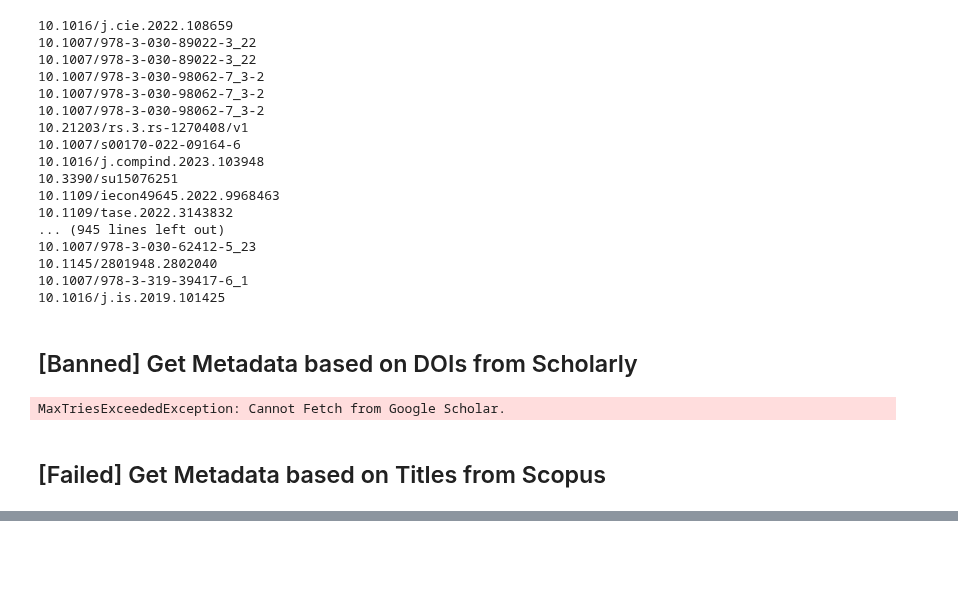
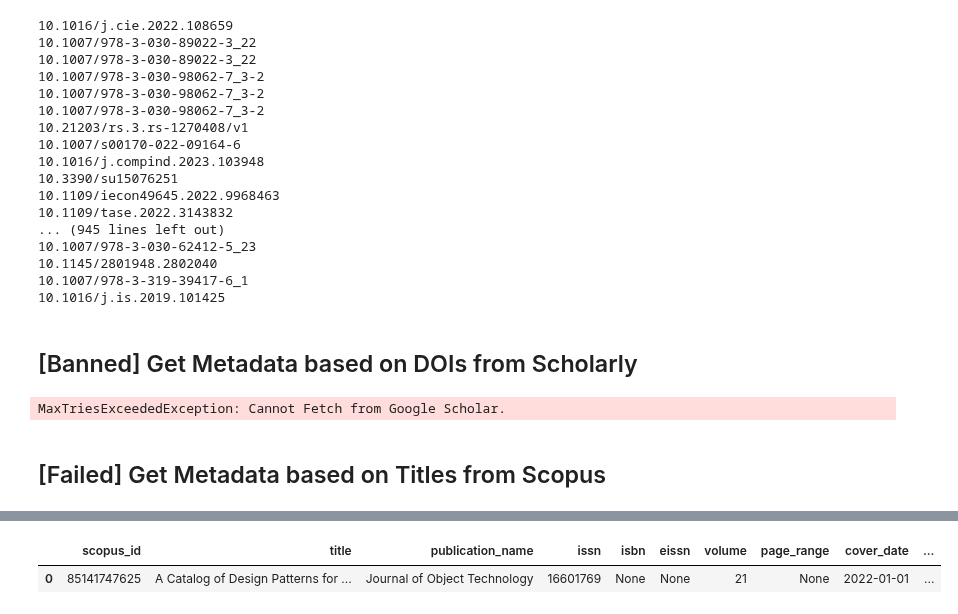
Before and after one commit to cdl-mint/mde4dts, a Jupyter notebook: snowballing/get abstract tests.ipynb, the cells around one changed output, grey strips where cells are left out. Saved outputs shown, nothing was run; the diff lists cells and outputs as text; code cells hidden in the pictures; blank space fills up the shorter version.

Commit message:
update code for getting abstracts from scopus...seems like it finally works!!

```diff
--- a/snowballing/get abstract tests.ipynb
+++ b/snowballing/get abstract tests.ipynb
@@ -108,3 +106,8 @@ KeyError: 'search-results'
+# %%
+result
+# %% [output]
+|  | scopus_id | title | publication_name | issn | isbn | eissn | volume | page_range | cover_date | ... |
+| 0 | 85141747625 | A Catalog of Design Patterns for ... | Journal of Object Technology | 16601769 | None | None | 21 | None | 2022-01-01 | ... |
 # %%
 titles = pd.read_csv("snowballing_merged.csv", sep=";", encoding="latin-1")
 # %%
```
Also changed, not shown: parts of 8 cells of this notebook, 1 other file.
